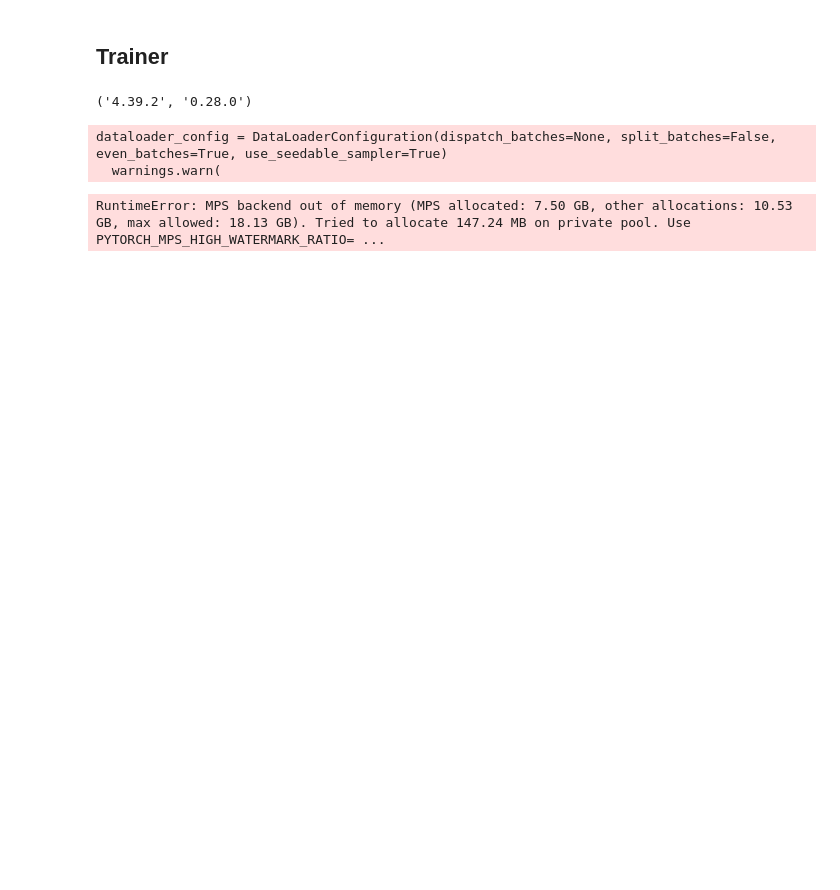
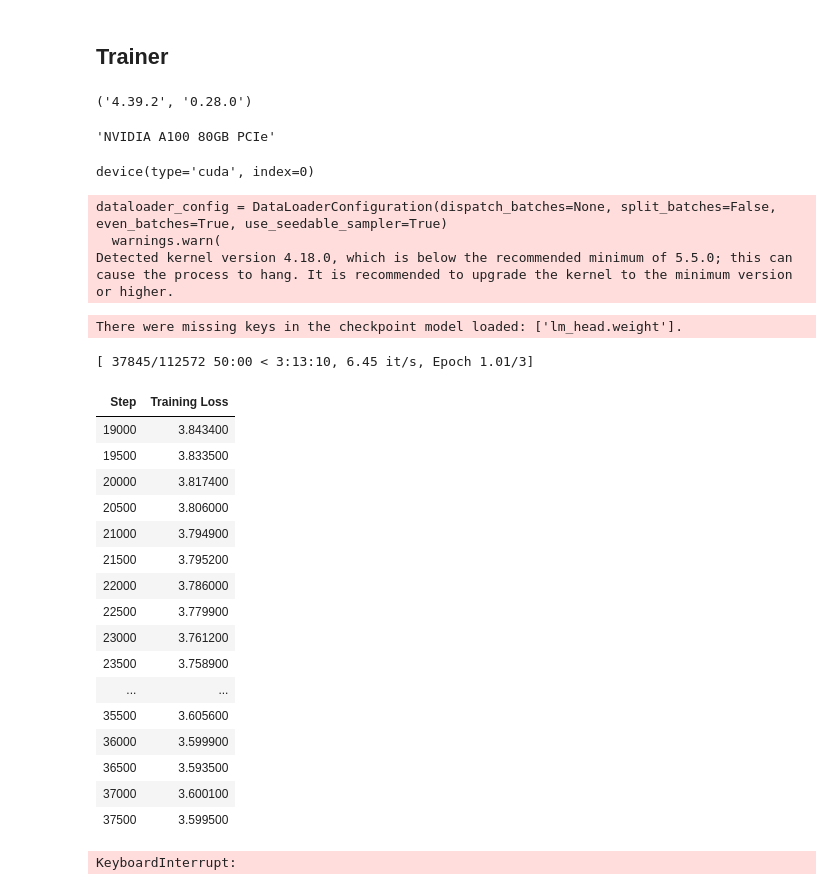
Before and after one commit to kinanmartin/context_and_reduction, a Jupyter notebook: notebooks/train_models.ipynb, the cells around one changed output. Drawn from its saved outputs; the diff is of its cells as text; code cells hidden in the pictures; blank space fills up the shorter version.

```diff
--- a/notebooks/train_models.ipynb
+++ b/notebooks/train_models.ipynb
@@ -210,3 +251,21 @@ args = TrainingArguments(training_output_dir)
+# %%
+import torch
+torch.cuda.is_available()
+torch.cuda.get_device_name(0)
+# %% [output]
+'NVIDIA A100 80GB PCIe'
+# %%
+training_output_dir = '../models/test2/'
+args = TrainingArguments(
+    training_output_dir,
+    per_device_train_batch_size=128, # change to fit GPU specs
+    per_device_eval_batch_size=128,
+    group_by_length=True, # bucketing
+)
+# %%
+args.device
+# %% [output]
+device(type='cuda', index=0)
 # %%
 trainer = Trainer(
     model=model,
@@ -219,7 +278,27 @@ trainer = Trainer(
 # %% [output]
 dataloader_config = DataLoaderConfiguration(dispatch_batches=None, split_batches=False, even_batches=True, use_seedable_sampler=True)
   warnings.warn(
+Detected kernel version 4.18.0, which is below the recommended minimum of 5.5.0; this can cause the process to hang. It is recommended to upgrade the kernel to the minimum version or higher.
 # %%
-trainer.train()
+trainer.train(resume_from_checkpoint=True)
 # %% [output]
-RuntimeError: MPS backend out of memory (MPS allocated: 7.50 GB, other allocations: 10.53 GB, max allowed: 18.13 GB). Tried to allocate 147.24 MB on private pool. Use PYTORCH_MPS_HIGH_WATERMARK_RATIO= ...
+There were missing keys in the checkpoint model loaded: ['lm_head.weight'].
+[ 37845/112572 50:00 < 3:13:10, 6.45 it/s, Epoch 1.01/3]
+| Step | Training Loss |
+| 19000 | 3.843400 |
+| 19500 | 3.833500 |
+| 20000 | 3.817400 |
+| 20500 | 3.806000 |
+| 21000 | 3.794900 |
+| 21500 | 3.795200 |
+| 22000 | 3.786000 |
+| 22500 | 3.779900 |
+| 23000 | 3.761200 |
+| 23500 | 3.758900 |
+| ... | ... |
+| 35500 | 3.605600 |
+| 36000 | 3.599900 |
+| 36500 | 3.593500 |
+| 37000 | 3.600100 |
+| 37500 | 3.599500 |
+KeyboardInterrupt:
```
Also changed, not shown: parts of 14 cells of this notebook, 1 other file.
